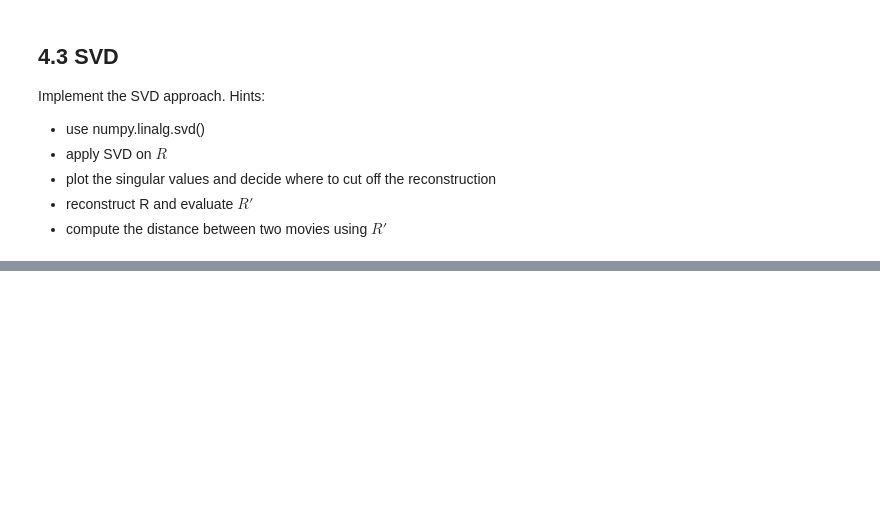
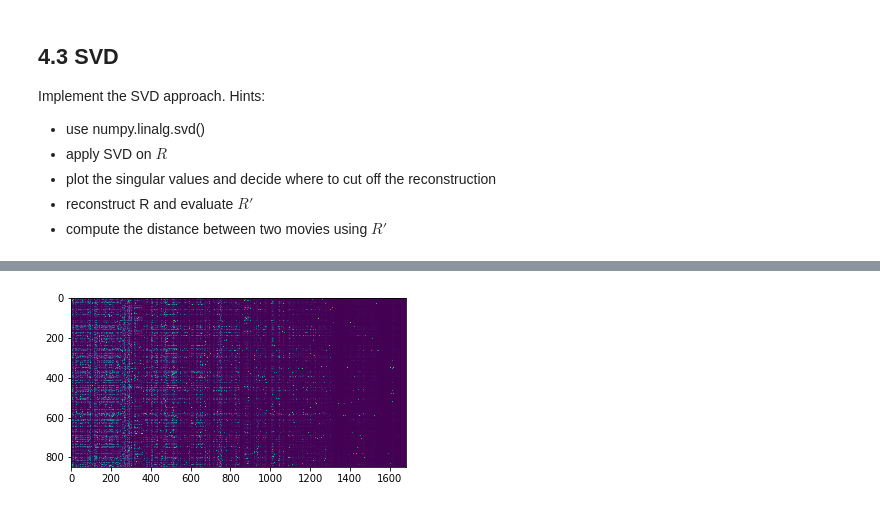
Before and after one commit to apfoertn/DataScienceSS20, a Jupyter notebook: Exercises/2_b_Recommender_SVD.ipynb, the cells around one changed output, grey strips where cells are left out. Cells and saved outputs as stored; diff of their text form; code cells hidden in the pictures; blank space fills up the shorter version.

```diff
--- a/Exercises/2_b_Recommender_SVD.ipynb
+++ b/Exercises/2_b_Recommender_SVD.ipynb
@@ -125,0 +180,8 @@ Implement the SVD approach. Hints:
+# %%
+cut = 10
+R_approx = np.dot(u [:,:cut] * s[:cut], v[:cut,:])
+# %%
+plt.imshow(np.abs(R_train-R_approx))
+plt.show()
+# %% [output]
+[figure, added]
```
Also changed, not shown: parts of 13 cells of this notebook.
